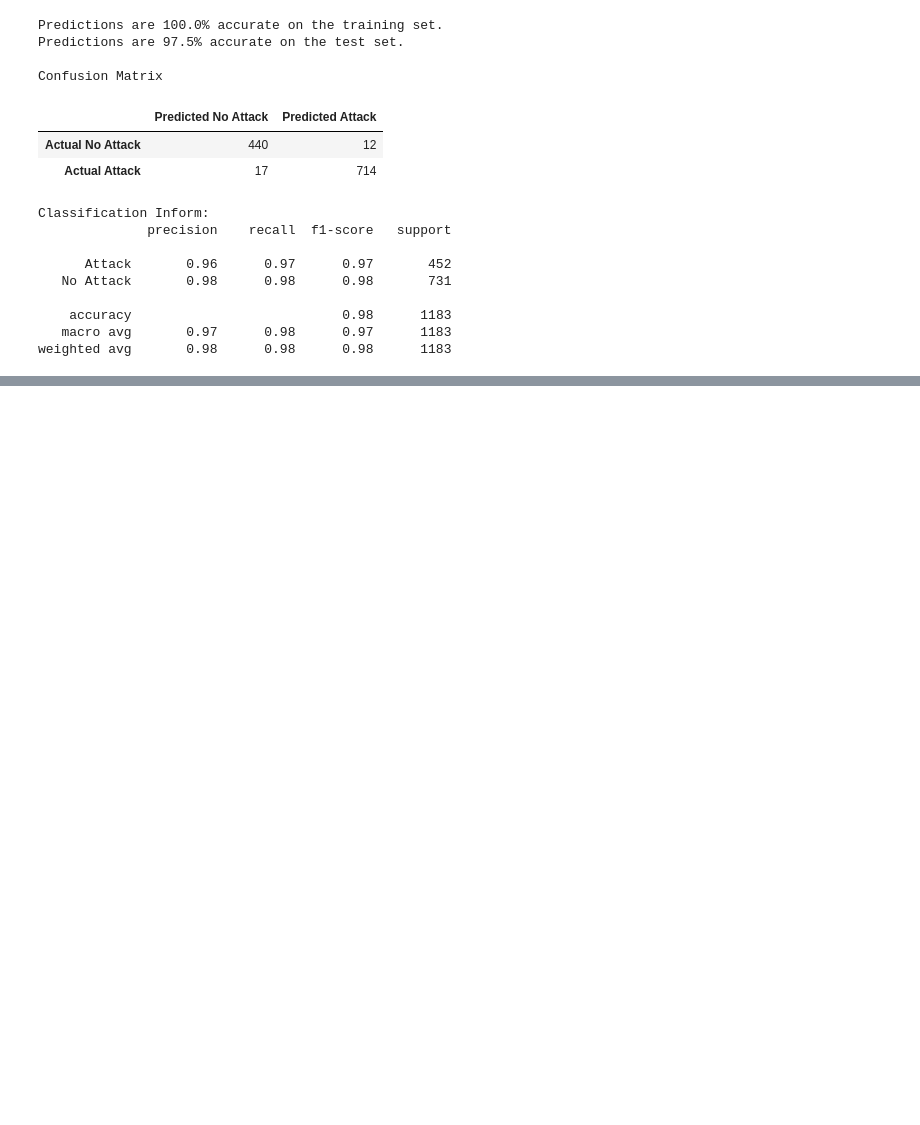
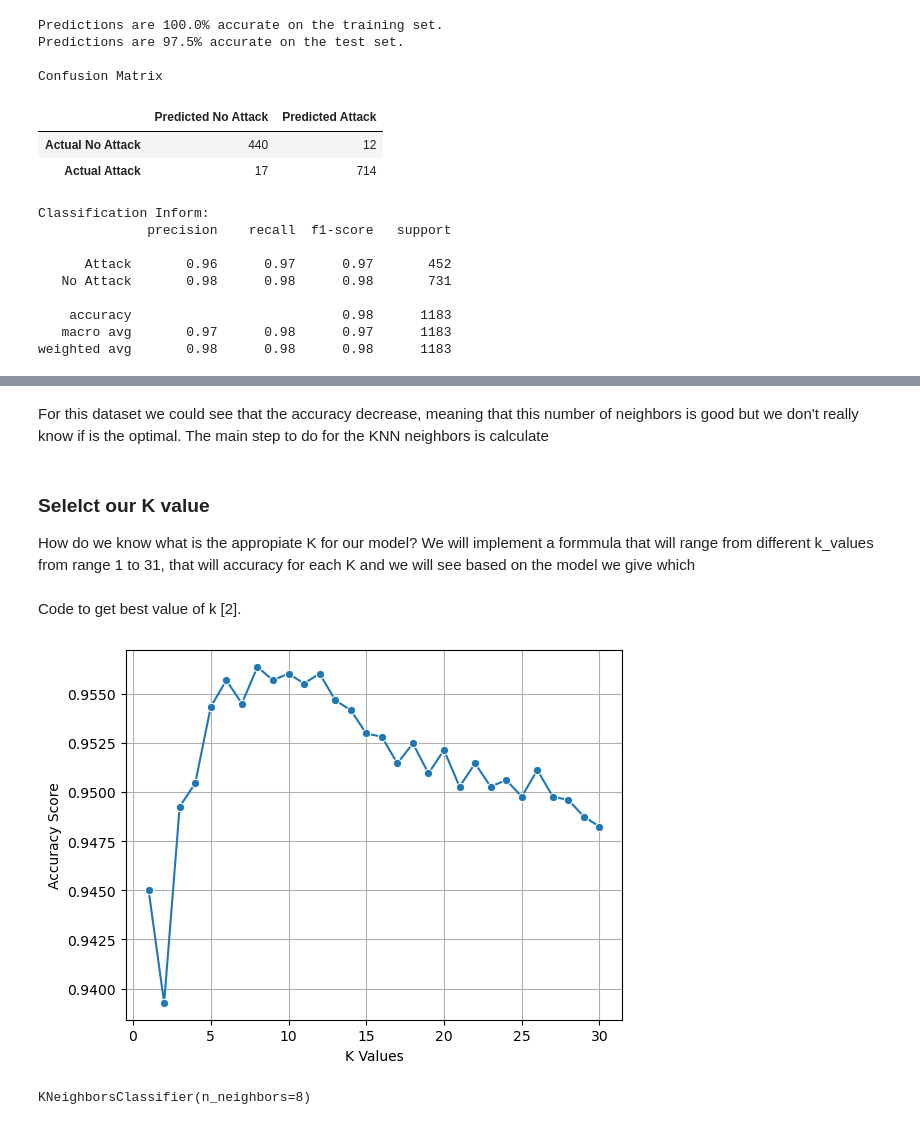
Before and after one commit to Lydiadel/BrakToothAttack_Analysis, a Jupyter notebook: BrakTooth_Attack.ipynb, the cells around one changed output, grey strips where cells are left out. Cells and saved outputs as stored; diff of their text form; code cells hidden in the pictures; blank space fills up the shorter version.

Commit message:
Add KNeighbors Classifier Model

```diff
--- a/BrakTooth_Attack.ipynb
+++ b/BrakTooth_Attack.ipynb
@@ -891,0 +964,6 @@ From the confusion matrix we can see that
+# %%
+# We implement knn with default parameters. n_neighbors = 5 metric = Euclidean distance.
+knn = KNeighborsClassifier()
+
+# We fit our data into the model
+knn.fit(X_train2, y_train2)
@@ -891,0 +1009,40 @@ From the confusion matrix we can see that
+# %% [markdown]
+For this dataset we could see that the accuracy decrease, meaning that this number of neighbors is good but we don't really know if is the optimal. The main step to do for the KNN neighbors is calculate
+# %% [markdown]
+### Selelct our K value
+How do we know what is the appropiate K for our model? We will implement a formmula that will range from different k_values from range 1 to 31, that will accuracy for each K and we will see based on the model we give which
+# %%
+# Import seaborn to plot the k values according to accuracy scores
+import seaborn as sns
+
+#Using Cross Validation to Get the Best Value of k
+def getK(X, y):
+    k_values = [i for i in range (1,31)]
+    scores = []
+
+    #scaler = StandardScaler()
+    #X = scaler.fit_transform(X)
+
+    for k in k_values:
+        knn = KNeighborsClassifier(n_neighbors=k)
+        #  It then uses cross_val_score to calculate the accuracy of the classifier using 5-fold cross-validation
+        score = cross_val_score(knn, X, y, cv=5)
+        scores.append(np.mean(score))
+
+    sns.lineplot(x = k_values, y = scores, marker = 'o')
+    plt.grid()
+    plt.xlabel("K Values")
+    plt.ylabel("Accuracy Score")
+# %% [markdown]
+Code to get best value of k [2].
+# %%
+# Get the accuracy score from K-values from the second
+getK(TwoX, y)
+# %% [output]
+[figure, added]
+# %%
+# Do the model with n_neighbors 8
+knn = KNeighborsClassifier(n_neighbors= 8)
+knn.fit(X_train2, y_train2)
+# %% [output]
+KNeighborsClassifier(n_neighbors=8)
```
Also changed, not shown: parts of 67 cells of this notebook.
